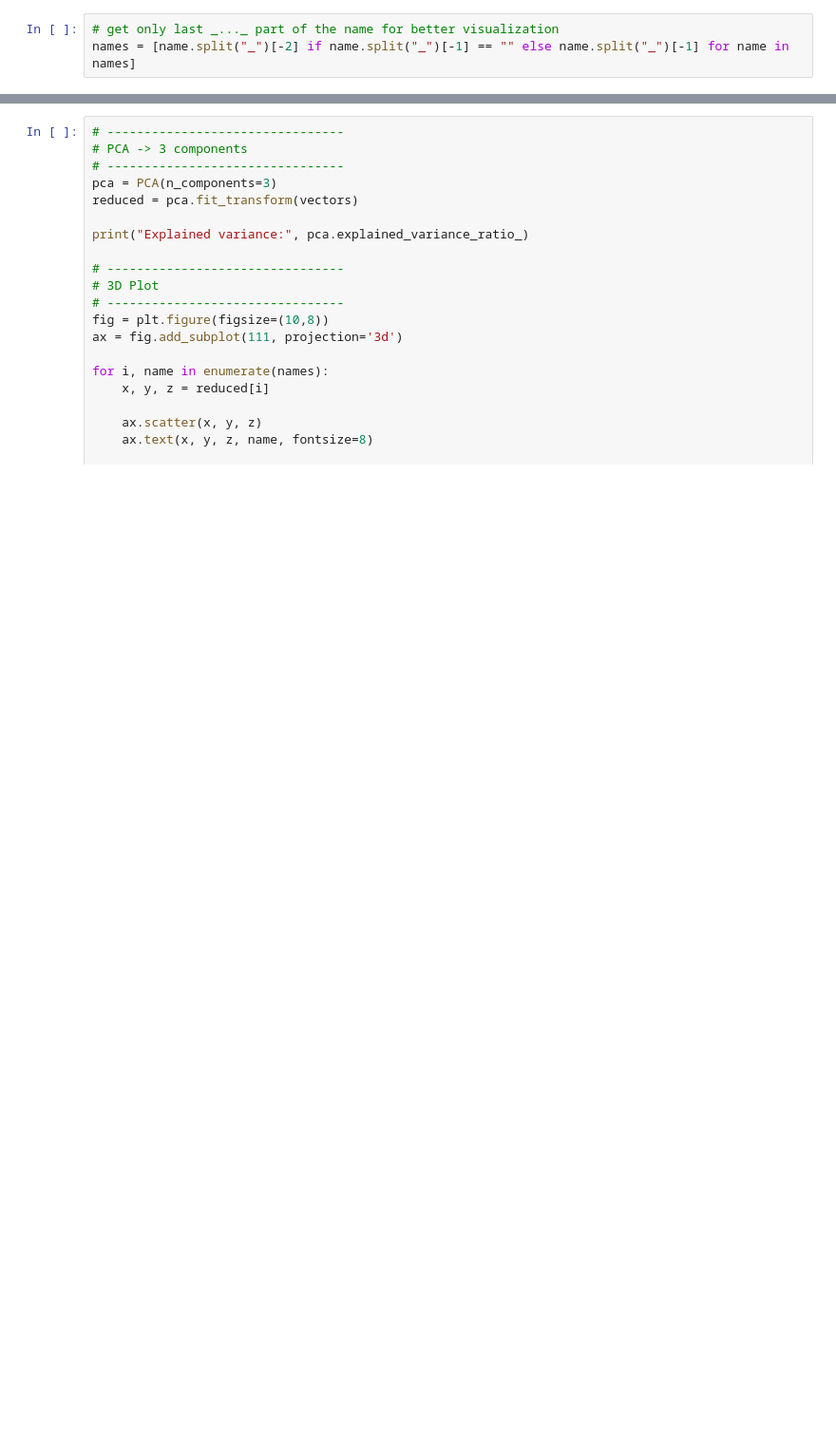
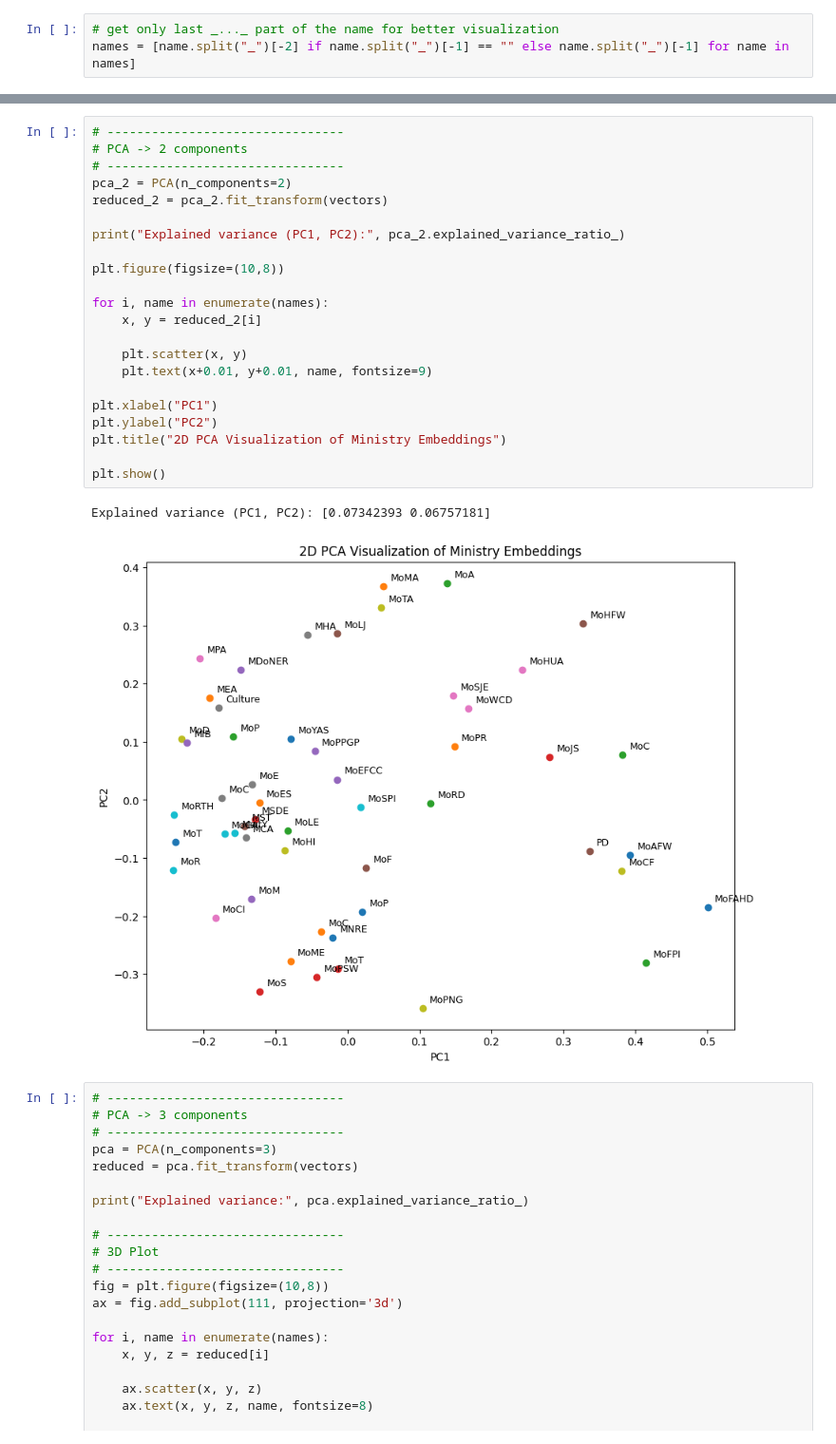
Before and after one commit to DevadattaP/analyse_parliament_transcripts_NLP, a Jupyter notebook: notebooks/ministry_embeddings.ipynb, the cells around one changed output, grey strips where cells are left out. Shown at 95% size. Drawn from its saved outputs; the diff is of its cells as text; blank space fills up the shorter version.

```diff
--- a/notebooks/ministry_embeddings.ipynb
+++ b/notebooks/ministry_embeddings.ipynb
@@ -160,3 +187,28 @@ from mpl_toolkits.mplot3d import Axes3D
+# %%
+# --------------------------------
+# PCA -> 2 components
+# --------------------------------
+pca_2 = PCA(n_components=2)
+reduced_2 = pca_2.fit_transform(vectors)
+
+print("Explained variance (PC1, PC2):", pca_2.explained_variance_ratio_)
+
+plt.figure(figsize=(10,8))
+
+for i, name in enumerate(names):
+    x, y = reduced_2[i]
+
+    plt.scatter(x, y)
+    plt.text(x+0.01, y+0.01, name, fontsize=9)
+
+plt.xlabel("PC1")
+plt.ylabel("PC2")
+plt.title("2D PCA Visualization of Ministry Embeddings")
+
+plt.show()
+# %% [output]
+Explained variance (PC1, PC2): [0.07342393 0.06757181]
+[figure, added]
 # %%
 # --------------------------------
 # PCA -> 3 components
```
Also changed, not shown: parts of 8 cells of this notebook, 4 other files.
